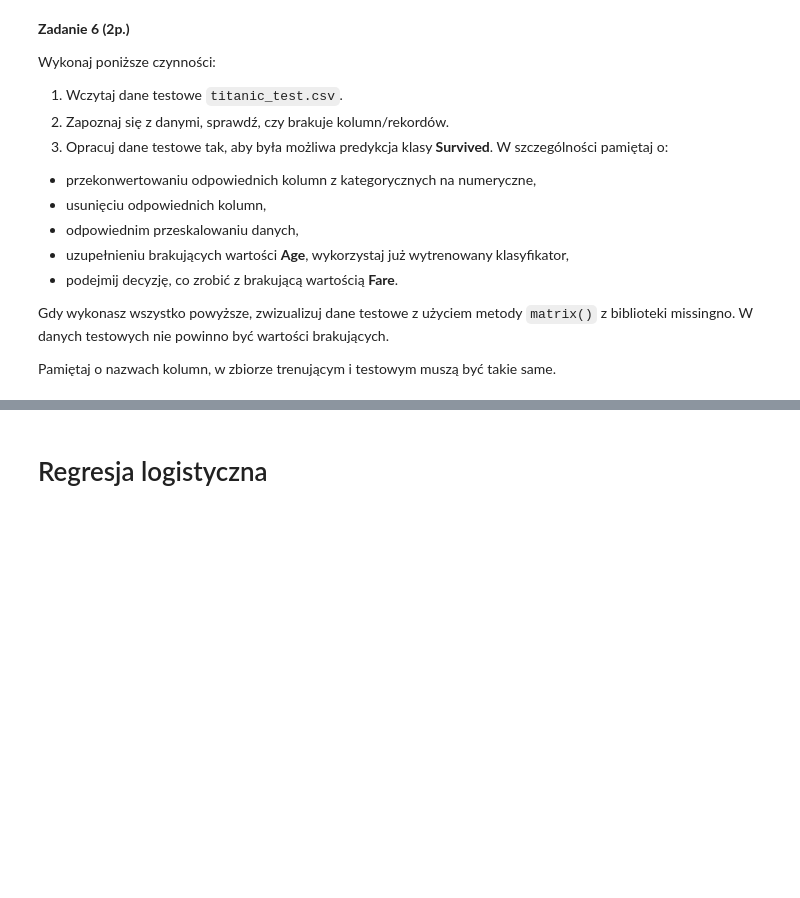
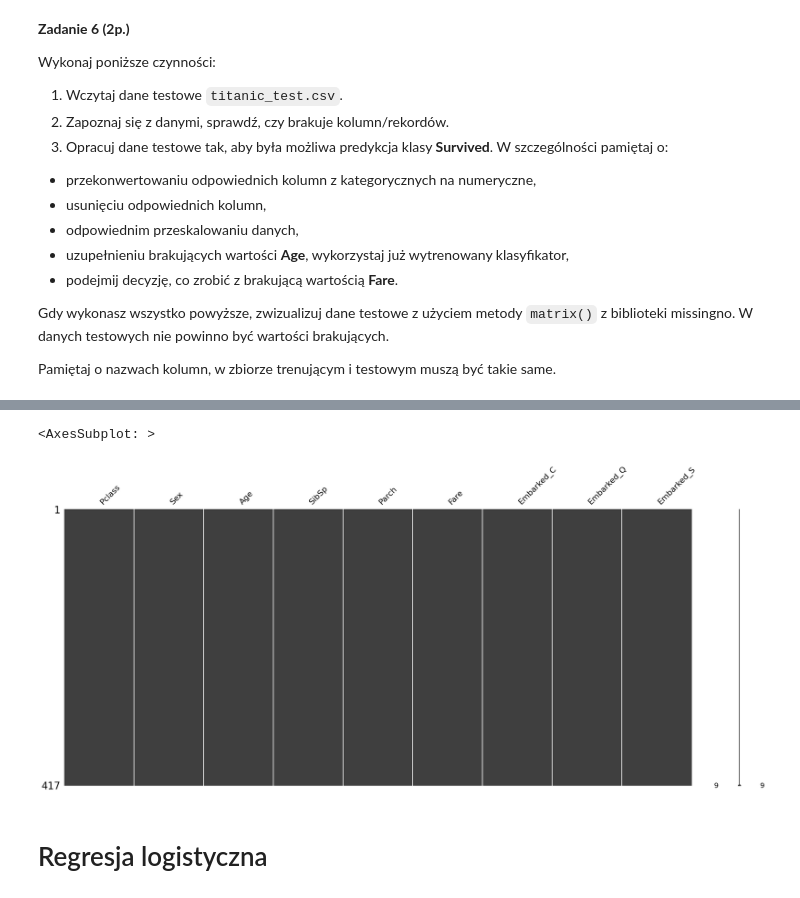
Before and after one commit to rafibz007/PSI-labs, a Jupyter notebook: lab1/lab_1_introduction.ipynb, the cells around one changed output, grey strips where cells are left out. Saved outputs shown, nothing was run; the diff lists cells and outputs as text; code cells hidden in the pictures; blank space fills up the shorter version.

```diff
--- a/lab1/lab_1_introduction.ipynb
+++ b/lab1/lab_1_introduction.ipynb
@@ -541,0 +596,5 @@ from missingno import matrix
+# %%
+csv_data.drop(columns=["PassengerId", "Ticket", "Name", "Cabin"], inplace=True)
+csv_data = get_dummies(data=csv_data, columns=["Embarked"])
+csv_data["Sex"] = Categorical(csv_data["Sex"]).codes
+csv_data.head()
@@ -541,0 +613,6 @@ from missingno import matrix
+# %%
+data_columns = csv_data.columns
+scaler = MinMaxScaler()
+csv_data = DataFrame(scaler.fit_transform(csv_data))
+csv_data.columns = data_columns
+csv_data.head()
@@ -541,0 +630,16 @@ from missingno import matrix
+# %%
+# Skoro tylko jeden, to go usuwam
+csv_data = csv_data[csv_data['Fare'].notna()]
+# %%
+# Skoro mam uzywac wytrenowanego modelu, jesli dobrze rozumiem, nie powinienem korzystac z wykomentowanej czesci
+#csv_data_linear = csv_data.dropna(inplace=False, subset=["Age"])
+#y_train = csv_data_linear["Age"]
+#x_train = csv_data_linear.drop(columns="Age")
+x_test = csv_data[(csv_data['Age'].isna())].drop(columns="Age")
+
+#model.fit(x_train, y_train)
+predict = model.predict(x_test)
+
+csv_data.loc[csv_data["Age"].isna(), "Age"] = predict
+
+csv_data.info()
@@ -542,3 +663,8 @@ from missingno import matrix
+# %%
+matrix(csv_data)
+# %% [output]
+<AxesSubplot: >
+[figure, added]
 # %% [markdown]
 # Regresja logistyczna
 # %% [markdown]
```
Also changed, not shown: parts of 23 cells of this notebook.
